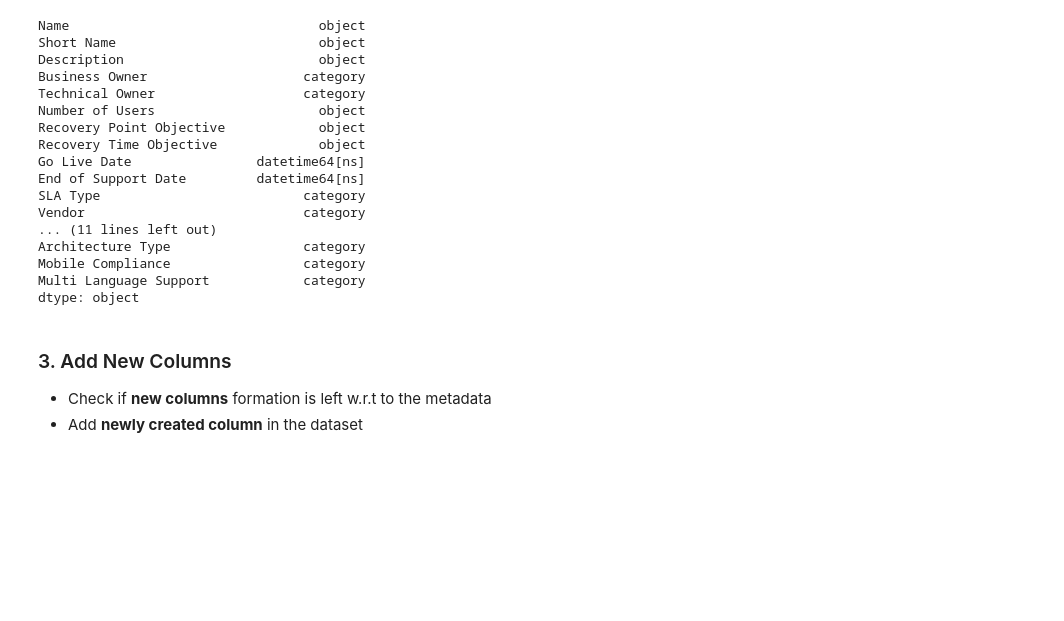
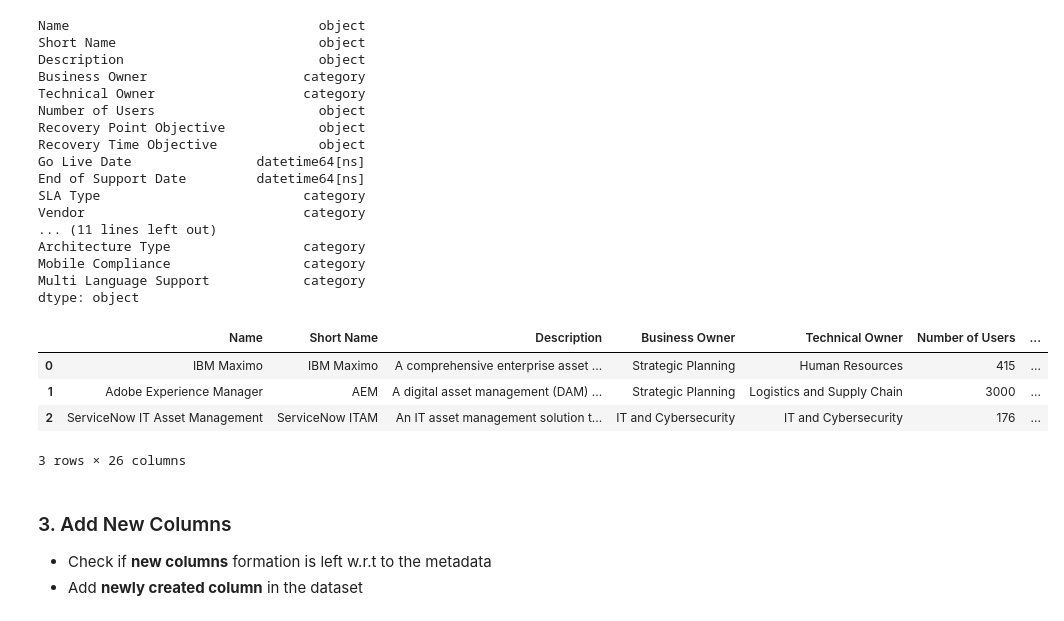
Before and after one commit to syedfaiqueali/Kaggle-Notebooks, a Jupyter notebook: data-cleaning.ipynb, the cells around one changed output. Cells and saved outputs as stored; diff of their text form; code cells hidden in the pictures; blank space fills up the shorter version.

```diff
--- a/data-cleaning.ipynb
+++ b/data-cleaning.ipynb
@@ -454,6 +450,14 @@ Architecture Type                 category
 Mobile Compliance                 category
 Multi Language Support            category
 dtype: object
+# %%
+df_uncleaned.head(3)
+# %% [output]
+|  | Name | Short Name | Description | Business Owner | Technical Owner | Number of Users | ... |
+| 0 | IBM Maximo | IBM Maximo | A comprehensive enterprise asset ... | Strategic Planning | Human Resources | 415 | ... |
+| 1 | Adobe Experience Manager | AEM | A digital asset management (DAM) ... | Strategic Planning | Logistics and Supply Chain | 3000 | ... |
+| 2 | ServiceNow IT Asset Management | ServiceNow ITAM | An IT asset management solution t... | IT and Cybersecurity | IT and Cybersecurity | 176 | ... |
+3 rows × 26 columns
 # %% [markdown]
 ### 3. Add New Columns
 * Check if **new columns** formation is left w.r.t to the metadata
```
Also changed, not shown: parts of 5 cells of this notebook.
